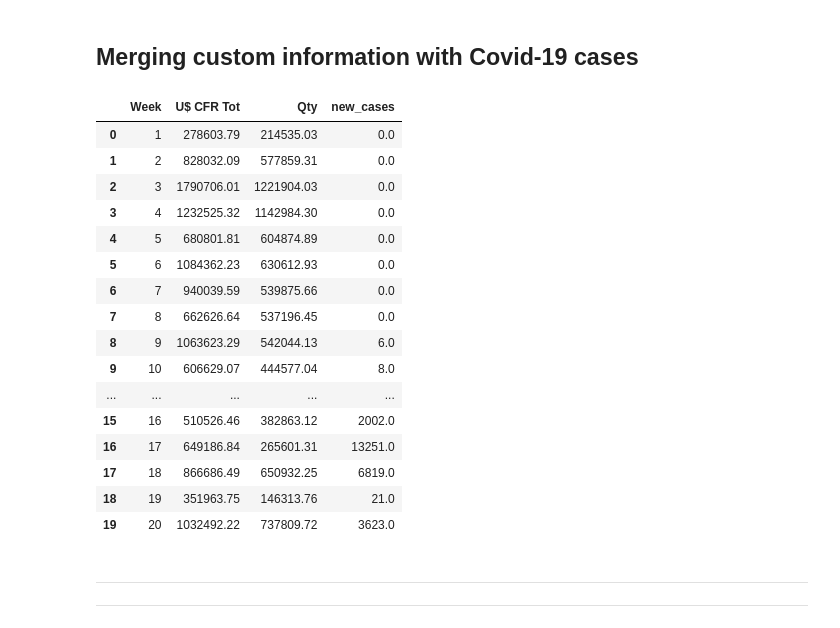
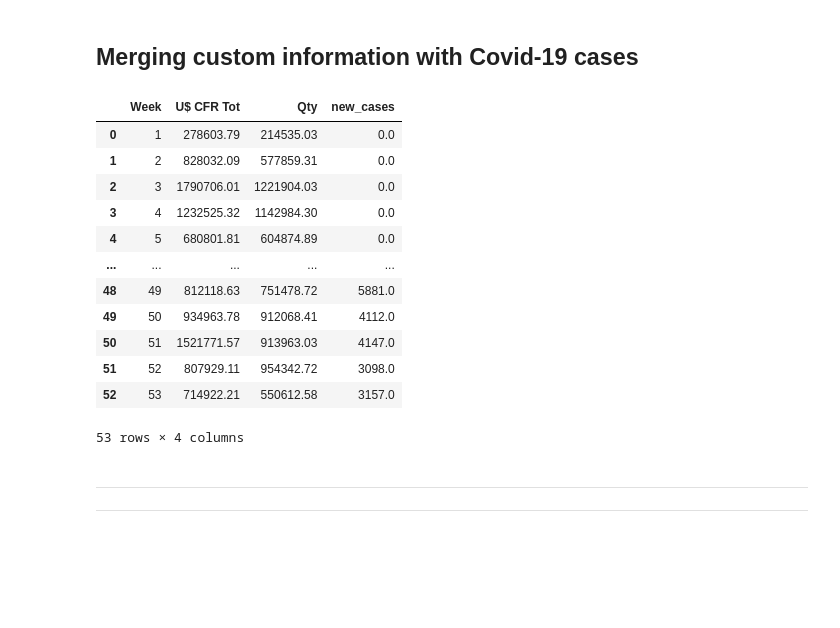
Before and after one commit to RafaelGFernandez01/first_project-, a Jupyter notebook: first-project .ipynb, the cells around one changed output. Cells and saved outputs as stored; diff of their text form; code cells hidden in the pictures; blank space fills up the shorter version.

```diff
--- a/first-project .ipynb
+++ b/first-project .ipynb
@@ -233,35 +221,31 @@ total_covid_df.head(53)
 # %%
 #total_unified_df
 
 # total_imports_df.merge(total_covid_df, how="outer", on='Week')
 
 total_unified_df=pd.merge(
     total_imports_df,
     total_covid_df,
     how="outer",
     on="Week"
 )
 
 total_unified_df = total_unified_df.fillna(0)
-total_unified_df.head(20)
+total_unified_df.head(53)
 # %% [output]
 |  | Week | U$ CFR Tot | Qty | new_cases |
 | 0 | 1 | 278603.79 | 214535.03 | 0.0 |
 | 1 | 2 | 828032.09 | 577859.31 | 0.0 |
 | 2 | 3 | 1790706.01 | 1221904.03 | 0.0 |
 | 3 | 4 | 1232525.32 | 1142984.30 | 0.0 |
 | 4 | 5 | 680801.81 | 604874.89 | 0.0 |
-| 5 | 6 | 1084362.23 | 630612.93 | 0.0 |
-| 6 | 7 | 940039.59 | 539875.66 | 0.0 |
-| 7 | 8 | 662626.64 | 537196.45 | 0.0 |
-| 8 | 9 | 1063623.29 | 542044.13 | 6.0 |
-| 9 | 10 | 606629.07 | 444577.04 | 8.0 |
 | ... | ... | ... | ... | ... |
-| 15 | 16 | 510526.46 | 382863.12 | 2002.0 |
-| 16 | 17 | 649186.84 | 265601.31 | 13251.0 |
-| 17 | 18 | 866686.49 | 650932.25 | 6819.0 |
-| 18 | 19 | 351963.75 | 146313.76 | 21.0 |
-| 19 | 20 | 1032492.22 | 737809.72 | 3623.0 |
+| 48 | 49 | 812118.63 | 751478.72 | 5881.0 |
+| 49 | 50 | 934963.78 | 912068.41 | 4112.0 |
+| 50 | 51 | 1521771.57 | 913963.03 | 4147.0 |
+| 51 | 52 | 807929.11 | 954342.72 | 3098.0 |
+| 52 | 53 | 714922.21 | 550612.58 | 3157.0 |
+53 rows × 4 columns
 # %% [markdown]
 ---
 ---
```
Also changed, not shown: parts of 5 cells of this notebook, 1 other file.
